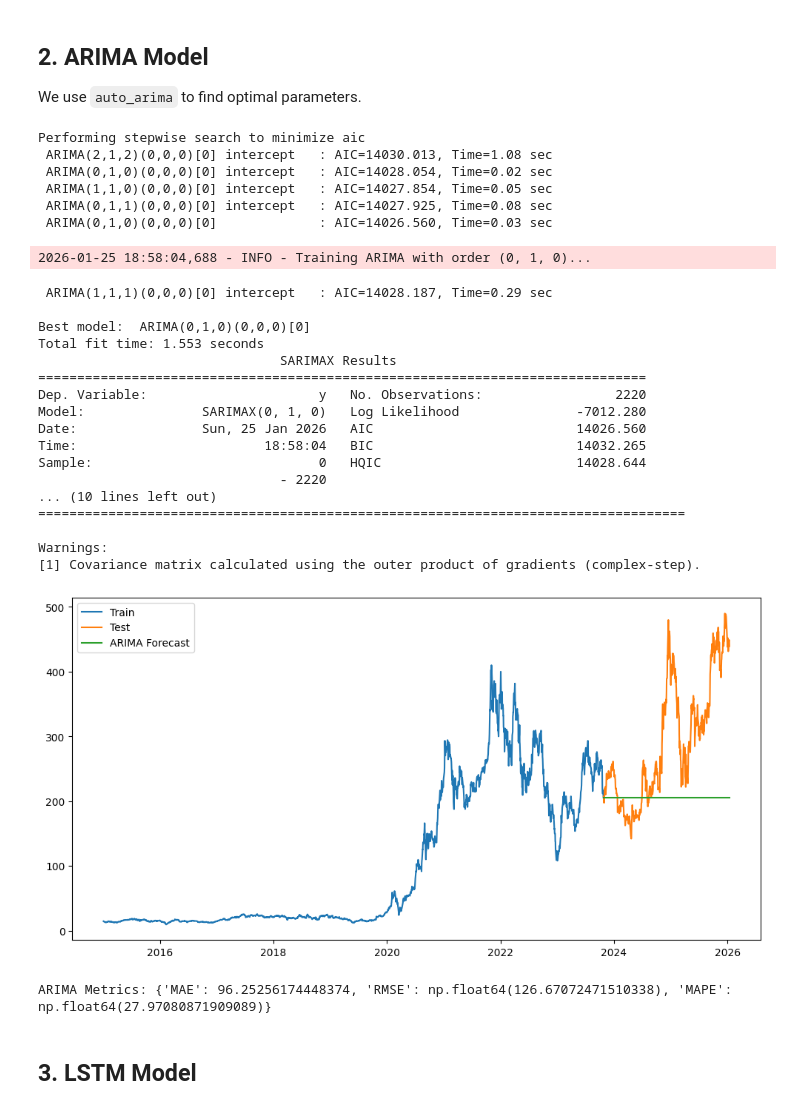
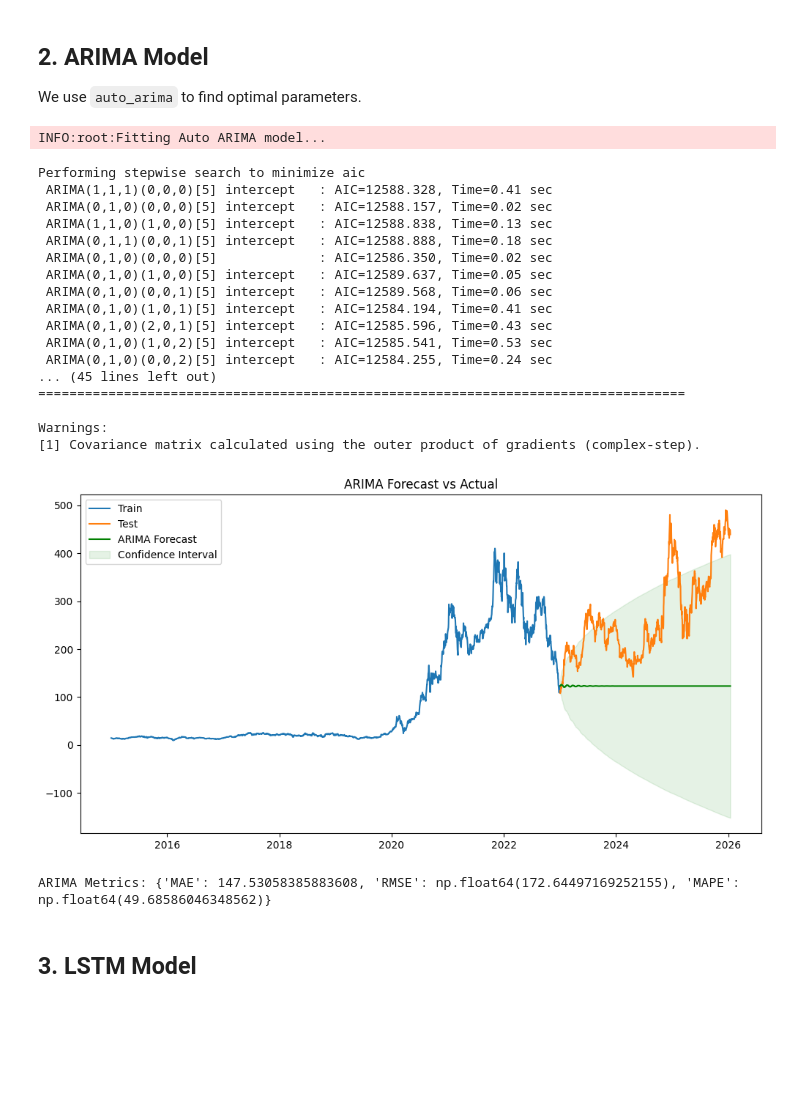
Before and after one commit to AffableMelon/portfolio-optimization, a Jupyter notebook: notebooks/task_2_modeling.ipynb, the cells around one changed output. Drawn from its saved outputs; the diff is of its cells as text; code cells hidden in the pictures; blank space fills up the shorter version.

```diff
--- a/notebooks/task_2_modeling.ipynb
+++ b/notebooks/task_2_modeling.ipynb
@@ -75,57 +92,48 @@ plt.show()
 ## 2. ARIMA Model
 We use `auto_arima` to find optimal parameters.
 # %%
-# Find best parameters
-# Note: limiting max_p/q/d for speed in demo
-model_auto = pm.auto_arima(train, seasonal=False, trace=True, error_action='ignore', suppress_warnings=True)
-print(model_auto.summary())
+# Train auto_arima
+arima_model = fit_arima_model(train, seasonal=True, m=5)
+print(arima_model.summary())
 
-# Train Final ARIMA
-model_fit = train_arima(train, order=model_auto.order)
-
-# Forecast
-forecast_arima_res = forecast_arima(model_fit, steps=len(test))
-# Use .values to avoid index alignment issues if forecast index differs from test index
-forecast_series = pd.Series(forecast_arima_res.values, index=test.index)
+# Forecast and Evaluate
+forecast_series, conf_int_df, arima_metrics = forecast_and_evaluate(arima_model, test)
 
 # Plot
 plt.figure(figsize=(12,6))
 plt.plot(train, label='Train')
 plt.plot(test, label='Test')
-plt.plot(forecast_series, label='ARIMA Forecast')
+plt.plot(forecast_series, label='ARIMA Forecast', color='green')
+plt.fill_between(conf_int_df.index,
+                 conf_int_df.iloc[:, 0],
+                 conf_int_df.iloc[:, 1],
+                 color='green', alpha=0.1, label='Confidence Interval')
 plt.legend()
+plt.title("ARIMA Forecast vs Actual")
 plt.show()
 
-# Evaluate
-arima_metrics = evaluate_forecast(test.values, forecast_series.values)
 print("ARIMA Metrics:", arima_metrics)
 # %% [output]
-Performing stepwise search to minimize aic
- ARIMA(2,1,2)(0,0,0)[0] intercept   : AIC=14030.013, Time=1.08 sec
- ARIMA(0,1,0)(0,0,0)[0] intercept   : AIC=14028.054, Time=0.02 sec
- ARIMA(1,1,0)(0,0,0)[0] intercept   : AIC=14027.854, Time=0.05 sec
- ARIMA(0,1,1)(0,0,0)[0] intercept   : AIC=14027.925, Time=0.08 sec
- ARIMA(0,1,0)(0,0,0)[0]             : AIC=14026.560, Time=0.03 sec
+INFO:root:Fitting Auto ARIMA model...
-2026-01-25 18:58:04,688 - INFO - Training ARIMA with order (0, 1, 0)...
+Performing stepwise search to minimize aic
+ ARIMA(1,1,1)(0,0,0)[5] intercept   : AIC=12588.328, Time=0.41 sec
+ ARIMA(0,1,0)(0,0,0)[5] intercept   : AIC=12588.157, Time=0.02 sec
+ ARIMA(1,1,0)(1,0,0)[5] intercept   : AIC=12588.838, Time=0.13 sec
+ ARIMA(0,1,1)(0,0,1)[5] intercept   : AIC=12588.888, Time=0.18 sec
+ ARIMA(0,1,0)(0,0,0)[5]             : AIC=12586.350, Time=0.02 sec
+ ARIMA(0,1,0)(1,0,0)[5] intercept   : AIC=12589.637, Time=0.05 sec
+ ARIMA(0,1,0)(0,0,1)[5] intercept   : AIC=12589.568, Time=0.06 sec
+ ARIMA(0,1,0)(1,0,1)[5] intercept   : AIC=12584.194, Time=0.41 sec
+ ARIMA(0,1,0)(2,0,1)[5] intercept   : AIC=12585.596, Time=0.43 sec
+ ARIMA(0,1,0)(1,0,2)[5] intercept   : AIC=12585.541, Time=0.53 sec
+ ARIMA(0,1,0)(0,0,2)[5] intercept   : AIC=12584.255, Time=0.24 sec
+... (45 lines left out)
+===================================================================================
+
+Warnings:
+[1] Covariance matrix calculated using the outer product of gradients (complex-step).
+[figure, new version]
- ARIMA(1,1,1)(0,0,0)[0] intercept   : AIC=14028.187, Time=0.29 sec
-
-Best model:  ARIMA(0,1,0)(0,0,0)[0]
-Total fit time: 1.553 seconds
-                               SARIMAX Results
-==============================================================================
-Dep. Variable:                      y   No. Observations:                 2220
-Model:               SARIMAX(0, 1, 0)   Log Likelihood               -7012.280
-Date:                Sun, 25 Jan 2026   AIC                          14026.560
-Time:                        18:58:04   BIC                          14032.265
-Sample:                             0   HQIC                         14028.644
-                               - 2220
-... (10 lines left out)
-===================================================================================
-
-Warnings:
-[1] Covariance matrix calculated using the outer product of gradients (complex-step).
+ARIMA Metrics: {'MAE': 147.53058385883608, 'RMSE': np.float64(172.64497169252155), 'MAPE': np.float64(49.68586046348562)}
-[figure, old version]
-ARIMA Metrics: {'MAE': 96.25256174448374, 'RMSE': np.float64(126.67072471510338), 'MAPE': np.float64(27.97080871909089)}
 # %% [markdown]
 ## 3. LSTM Model
 # %%
```
Also changed, not shown: parts of 4 cells of this notebook, 2 other files.
